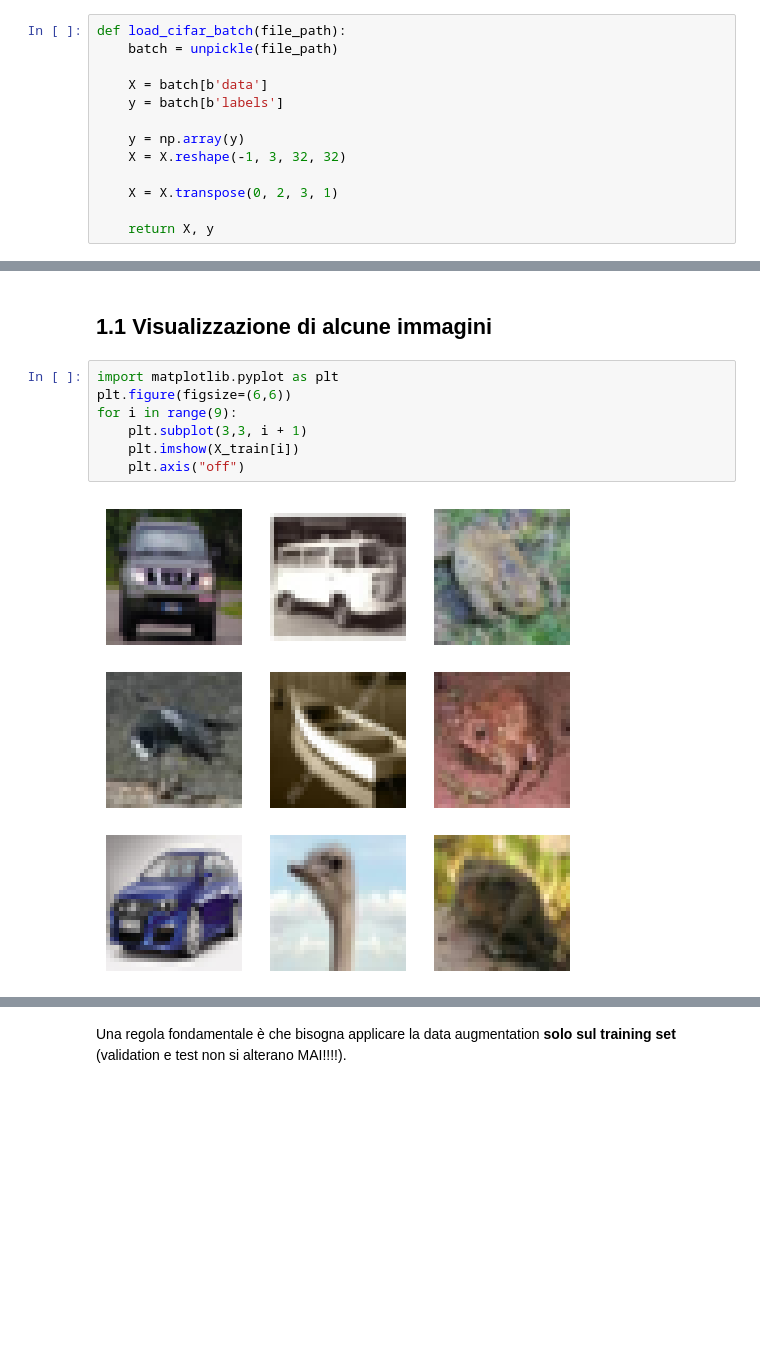
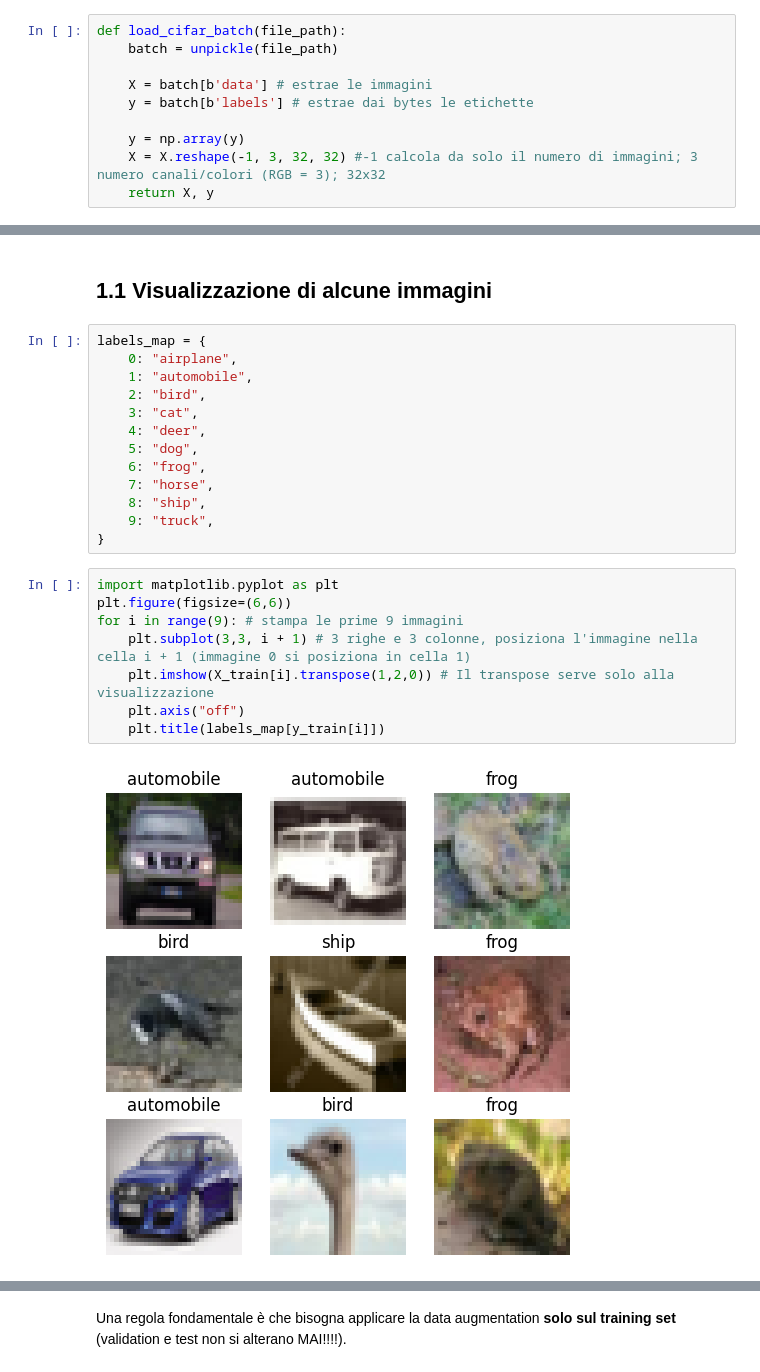
Before and after one commit to alberto-rampulla/big-data-course, a Jupyter notebook: 06_Simulazione/Simulazione.ipynb, the cells around one changed output, grey strips where cells are left out. Drawn from its saved outputs; the diff is of its cells as text; blank space fills up the shorter version.

```diff
--- a/06_Simulazione/Simulazione.ipynb
+++ b/06_Simulazione/Simulazione.ipynb
@@ -466,14 +59,11 @@ def unpickle(file):
 def load_cifar_batch(file_path):
     batch = unpickle(file_path)
 
-    X = batch[b'data']
-    y = batch[b'labels']
+    X = batch[b'data'] # estrae le immagini
+    y = batch[b'labels'] # estrae dai bytes le etichette
 
     y = np.array(y)
-    X = X.reshape(-1, 3, 32, 32)
-
-    X = X.transpose(0, 2, 3, 1)
-
+    X = X.reshape(-1, 3, 32, 32) #-1 calcola da solo il numero di immagini; 3 numero canali/colori (RGB = 3); 32x32
     return X, y
 # %%
 X_tr_list = []
@@ -542,12 +140,26 @@ Adesso abbiamo:
 2. Test set ottenuto dai dati originali
 # %% [markdown]
 ## 1.1 Visualizzazione di alcune immagini
+# %%
+labels_map = {
+    0: "airplane",
+    1: "automobile",
+    2: "bird",
+    3: "cat",
+    4: "deer",
+    5: "dog",
+    6: "frog",
+    7: "horse",
+    8: "ship",
+    9: "truck",
+}
 # %%
 import matplotlib.pyplot as plt
 plt.figure(figsize=(6,6))
-for i in range(9):
-    plt.subplot(3,3, i + 1)
-    plt.imshow(X_train[i])
+for i in range(9): # stampa le prime 9 immagini
+    plt.subplot(3,3, i + 1) # 3 righe e 3 colonne, posiziona l'immagine nella cella i + 1 (immagine 0 si posiziona in cella 1)
+    plt.imshow(X_train[i].transpose(1,2,0)) # Il transpose serve solo alla visualizzazione
     plt.axis("off")
+    plt.title(labels_map[y_train[i]])
 # %% [output]
-[figure, old version]
+[figure, new version]
```
Also changed, not shown: parts of 52 cells of this notebook, 4 other files.
